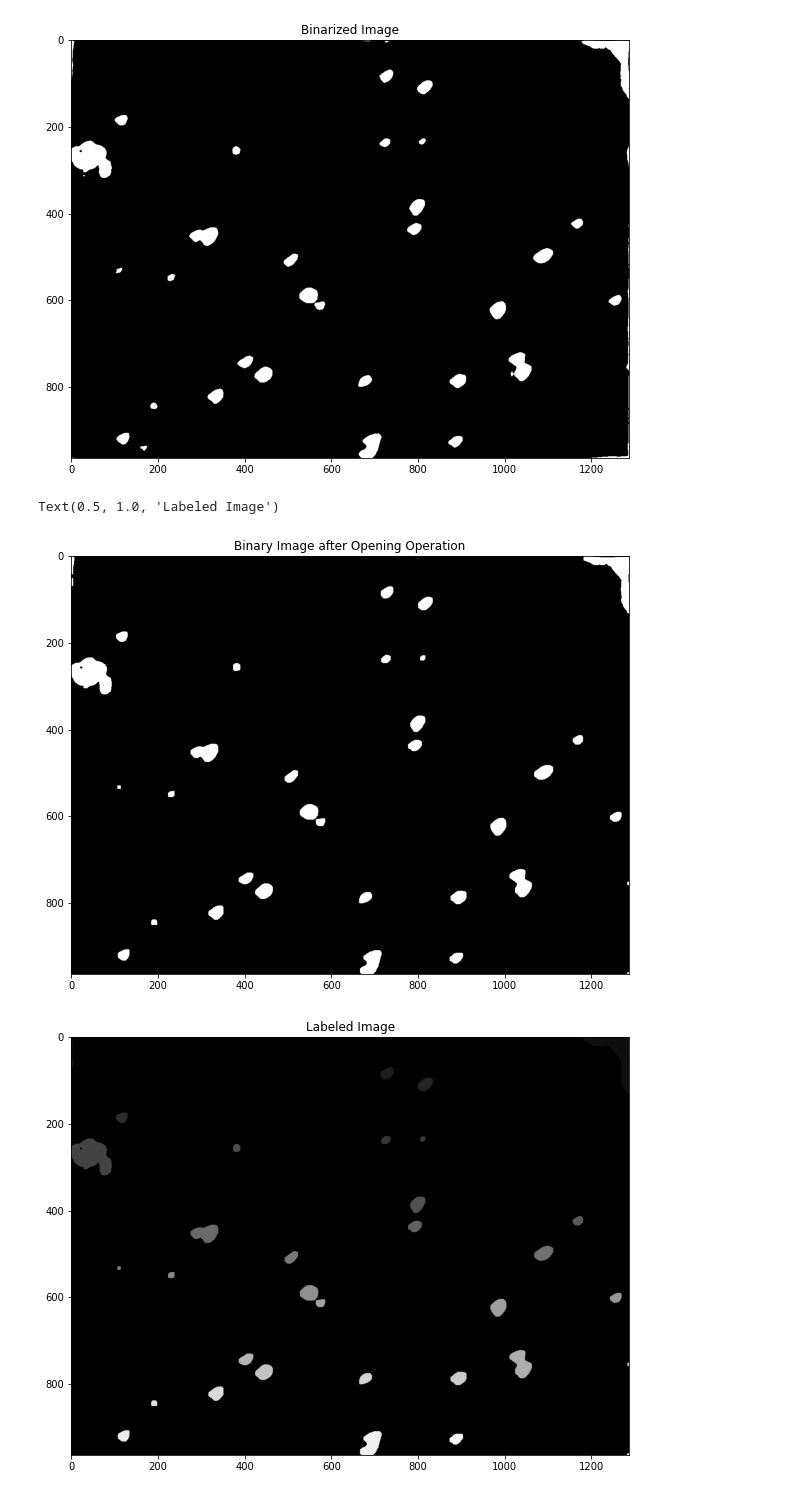
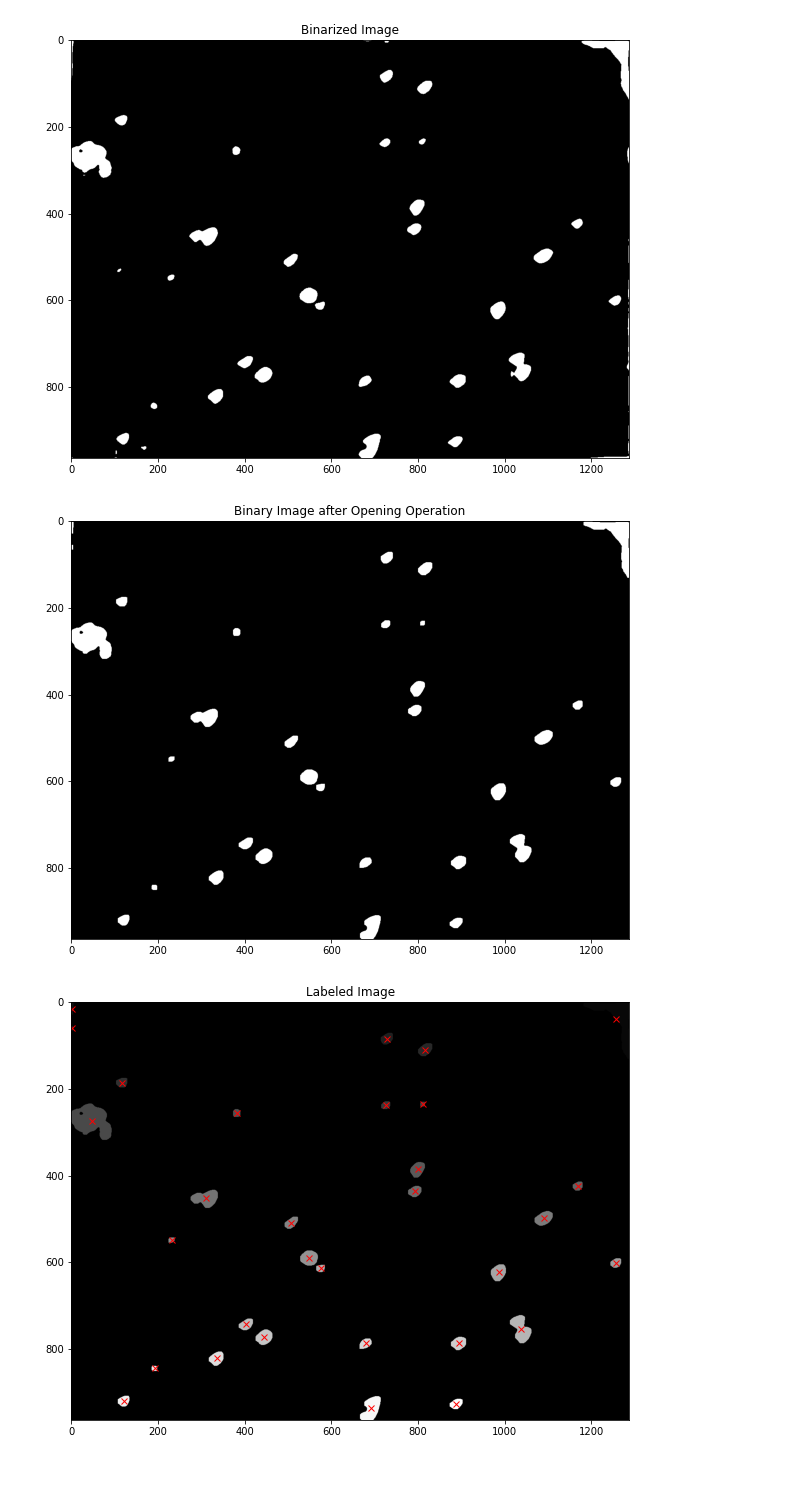
Before and after one commit to Henry-Medeiros/programming-challenge-3-Erik-C-55, a Jupyter notebook: Programming_Challenge_3.ipynb, the cells around one changed output. Saved outputs shown, nothing was run; the diff lists cells and outputs as text; code cells hidden in the pictures.

```diff
--- a/Programming_Challenge_3.ipynb
+++ b/Programming_Challenge_3.ipynb
@@ -34,14 +34,12 @@ organisms.jpg.2     100%[===================>] 156.03K  --.-KB/s    in 0.03s
 # single treshold for the entire will not work
 
 import numpy as np
-from skimage.exposure import equalize_adapthist
 from skimage.filters import threshold_otsu
 
 # Take the DFT of the image and shift it to faciliate filtering
 imFFT = np.fft.fftshift(np.fft.fft2(img))
 
-# To remove high-frequency noise, I will use a Gaussian LPF in the frequency domain. For now, I'm using a 2nd order Butterworth LPF with cutoff freq 2
-filtOrder = 1
+# To remove high-frequency noise, I will use a Gaussian LPF with cutoff freq 50
 d0 = 50.0
 dim = imFFT.shape
 
@@ -56,7 +54,7 @@ y_center = dim[1]/2
 for x in np.arange(0, dim[0]):
   for y in np.arange(0, dim[1]):
     dist = np.sqrt((x-x_center)**2.0 + (y-y_center)**2.0).astype(float)
-    Hfilt[x,y] = 1/(1 + (dist/d0)**(2.0*filtOrder))
+    Hfilt[x,y] = np.exp(-(dist**2)/(2*(d0**2)))
 
 # Apply the filter mask through multiplication
 filteredFFT = imFFT * Hfilt
@@ -109,29 +107,36 @@ Text(0.5, 1.0, 'Binarized Image')
 # %%
 # Locate and plot the organisms present in the image
 # Hint 3: You will need to apply a morphological filter to your binarized image
 # to remove spurious pixels left over by the binarization step
 # morphological filter to close the objects
 
 from skimage.morphology import label
+from skimage.measure import regionprops
 
 # Note: My binarized image joined some of the objects together.  I will perform
 # an opening operation to separate them
 seOpening = np.ones((8,8))
 openedIm = cv2.morphologyEx((binarized).astype(np.float32), cv2.MORPH_OPEN, seOpening)
 
 # Show the opened image
 plt.figure(figsize=(10,10)) # Added to increase figure size for viewing
 plt.imshow(openedIm, 'gray')
 plt.title('Binary Image after Opening Operation')
 
 # Label the Enhanced Image
 labeled = label(openedIm)
 
 # Show the labeled image
 plt.figure(figsize=(10,10)) # Added to increase figure size for viewing
 plt.imshow(labeled, 'gray')
 plt.title('Labeled Image')
+
+# Compute the region properties list
+rProps = regionprops(labeled)
+
+# Plot the centers of the objects with a red 'x'
+for r in rProps:
+  plt.plot(r.centroid[1], r.centroid[0], 'rx')
 # %% [output]
-Text(0.5, 1.0, 'Labeled Image')
 [figure]
-[figure, old version]
+[figure, new version]
```
Also changed, not shown: parts of 3 cells of this notebook.
